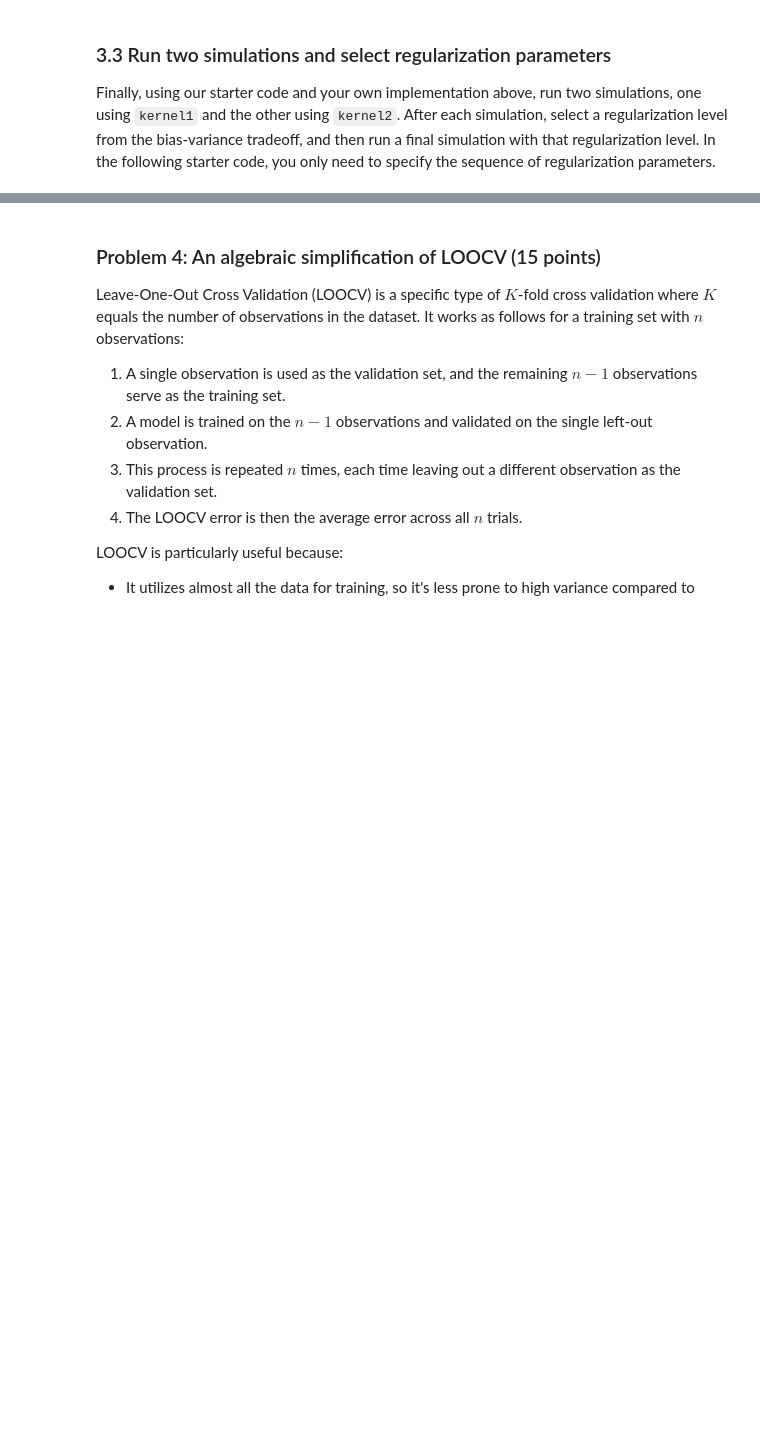
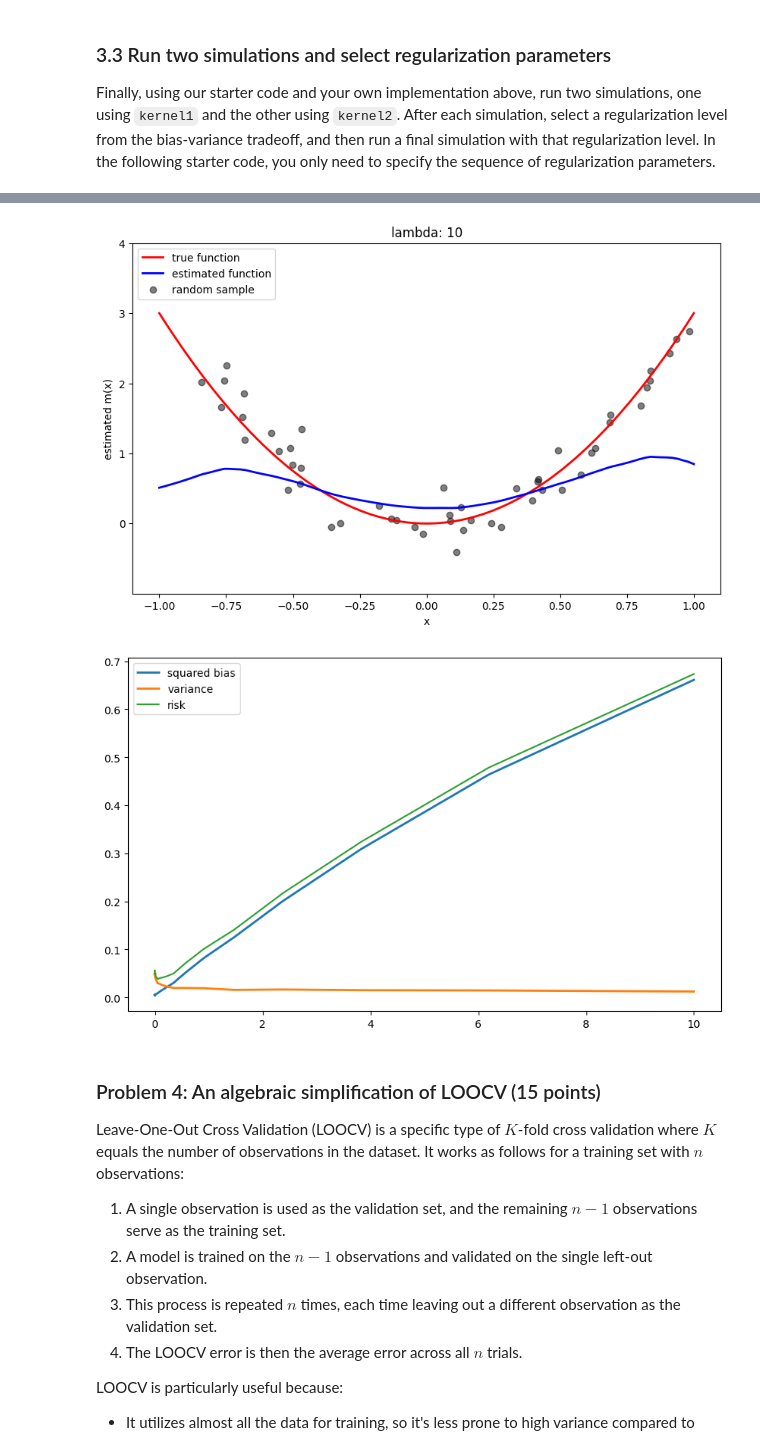
Before and after one commit to fenleichen-ui/Assignment-1, a Jupyter notebook: assignments/assn1/assn1.ipynb, the cells around one changed output, grey strips where cells are left out. Saved outputs shown, nothing was run; the diff lists cells and outputs as text; code cells hidden in the pictures; blank space fills up the shorter version.

```diff
--- a/assignments/assn1/assn1.ipynb
+++ b/assignments/assn1/assn1.ipynb
@@ -515,3 +542,9 @@ run_simulation(kernel2, lmbdas)
+# %%
+lmbdas = np.logspace(-4, 1, 25)
+run_simulation(kernel2, lmbdas)
+# %% [output]
+[figure, added]
+[figure, added]
 # %% [markdown]
 ### Problem 4: An algebraic simplification of LOOCV (15 points)
 
```
Also changed, not shown: parts of 9 cells of this notebook.
